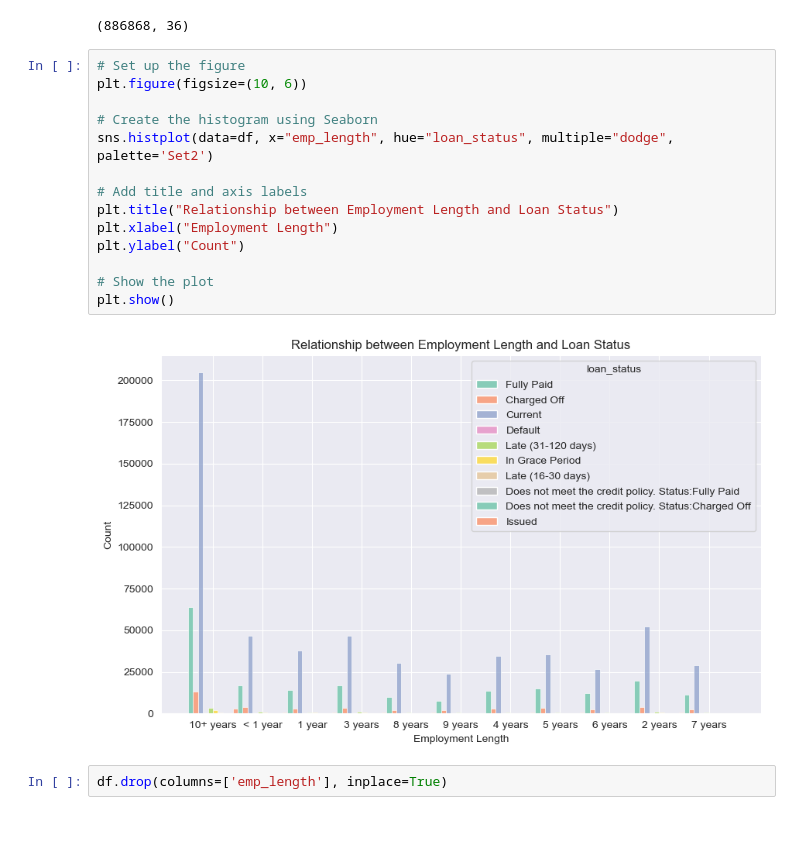
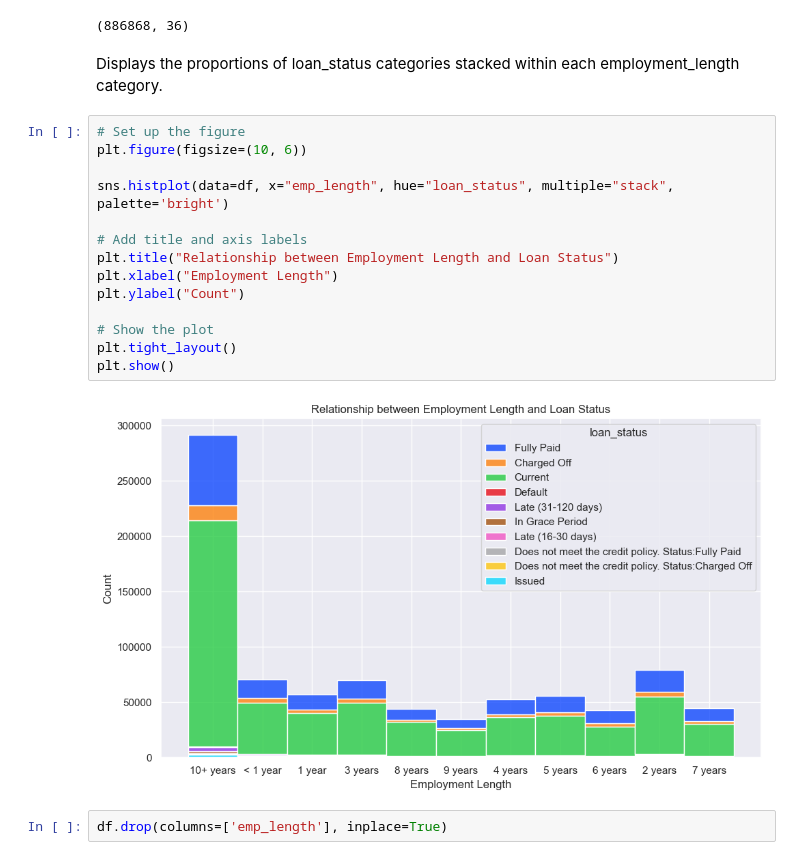
Before and after one commit to Karmos/RiskPrediction, a Jupyter notebook: credit-risk-prediction.ipynb, the cells around one changed output. Drawn from its saved outputs; the diff is of its cells as text; blank space fills up the shorter version.

```diff
--- a/credit-risk-prediction.ipynb
+++ b/credit-risk-prediction.ipynb
@@ -283,22 +269,24 @@ KeyError: "['emp_title', 'title', 'zip_code', 'addr_state', 'last_pymnt_d'] not
 df.shape
 # %% [output]
 (886868, 36)
+# %% [markdown]
+Displays the proportions of loan_status categories stacked within each employment_length category.
 # %%
 # Set up the figure
 plt.figure(figsize=(10, 6))
 
-# Create the histogram using Seaborn
-sns.histplot(data=df, x="emp_length", hue="loan_status", multiple="dodge", palette='Set2')
+sns.histplot(data=df, x="emp_length", hue="loan_status", multiple="stack", palette='bright')
 
 # Add title and axis labels
 plt.title("Relationship between Employment Length and Loan Status")
 plt.xlabel("Employment Length")
 plt.ylabel("Count")
 
 # Show the plot
+plt.tight_layout()
 plt.show()
 # %% [output]
-[figure, old version]
+[figure, new version]
 # %%
 df.drop(columns=['emp_length'], inplace=True)
 # %%
```
Also changed, not shown: parts of 51 cells of this notebook.
